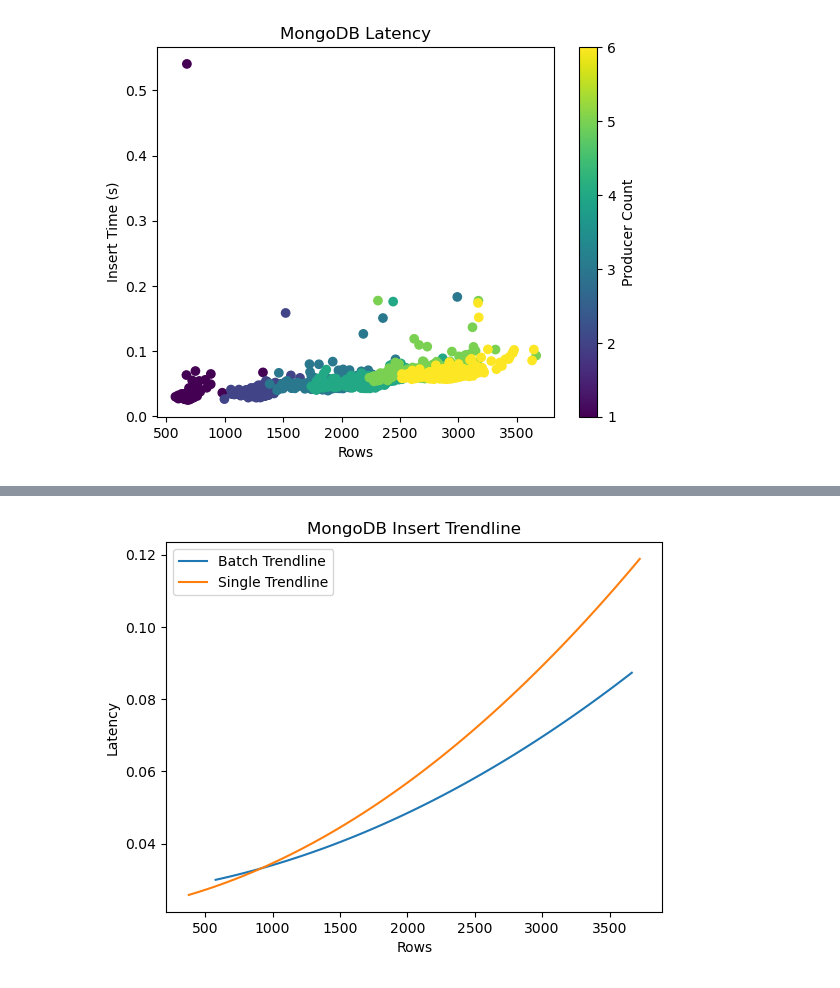
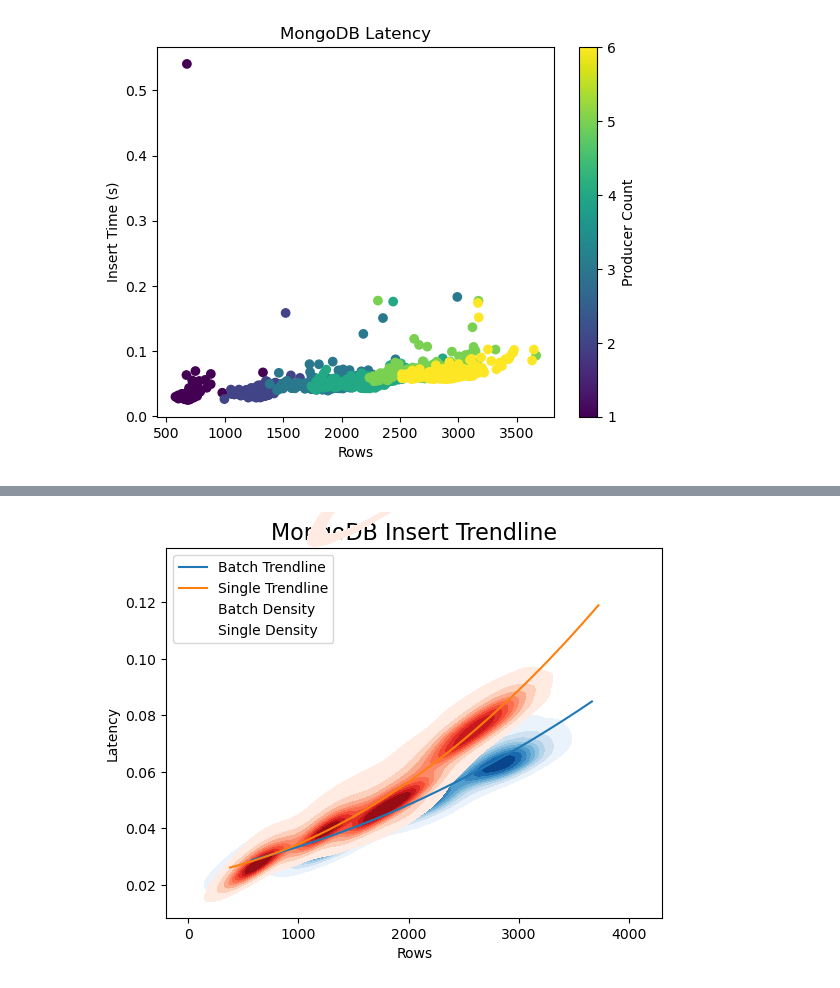
Before and after one commit to Nathanjarvis1/CIS731FinalProject, a Jupyter notebook: graphing.ipynb, the cells around one changed output, grey strips where cells are left out. Drawn from its saved outputs; the diff is of its cells as text; code cells hidden in the pictures.

```diff
--- a/graphing.ipynb
+++ b/graphing.ipynb
@@ -94,30 +103,38 @@ graph_sql_latency_scatter()
 # %%
+import seaborn as sns
 
 def graph_mongo_single_vs_batch():
     # Load the JSON data
     df_batch = get_flattened_data('data/mongo/latencies_batch_w_mongo.json')
     df_single = get_flattened_data('data/mongo/latencies_single_w_mongo.json')
 
     # Fit a polynomial trendline
     batch_poly = np.poly1d(np.polyfit(df_batch['rows'], df_batch['insert_time'], 2))
     single_poly = np.poly1d(np.polyfit(df_single['rows'], df_single['insert_time'], 2))
 
     # Generate x values for the trendline
     x_batch = np.linspace(df_batch['rows'].min(), df_batch['rows'].max(), 100)
     x_single = np.linspace(df_single['rows'].min(), df_single['rows'].max(), 100)
 
     # Plot the trendline
     plt.plot(x_batch, batch_poly(x_batch), label='Batch Trendline')
     plt.plot(x_single, single_poly(x_single), label='Single Trendline')
+
+    # Add KDE plots with clipping to data range
+    sns.kdeplot(x=df_batch['rows'], y=df_batch['insert_time'], cmap='Blues', fill=True, label='Batch Density', clip=((df_batch['rows'].min(), df_batch['rows'].max()), (df_batch['insert_time'].min(), df_batch['insert_time'].max())))
+    sns.kdeplot(x=df_single['rows'], y=df_single['insert_time'], cmap='Reds', fill=True, label='Single Density', clip=((df_single['rows'].min(), df_single['rows'].max()), (df_single['insert_time'].min(), df_single['insert_time'].max())))
+
     plt.xlabel('Rows')
     plt.ylabel('Latency')
     plt.title('MongoDB Insert Trendline')
+    plt.rc('figure', titlesize=16)
+    plt.rc('axes', titlesize=16)
     plt.legend()
     plt.show()
 
 graph_mongo_single_vs_batch()
 # %% [output]
-[figure, old version]
+[figure, new version]
 # %%
 def sql_single_vs_batch():
     # Load the JSON data
```
Also changed, not shown: parts of 7 cells of this notebook, 1 other file.
